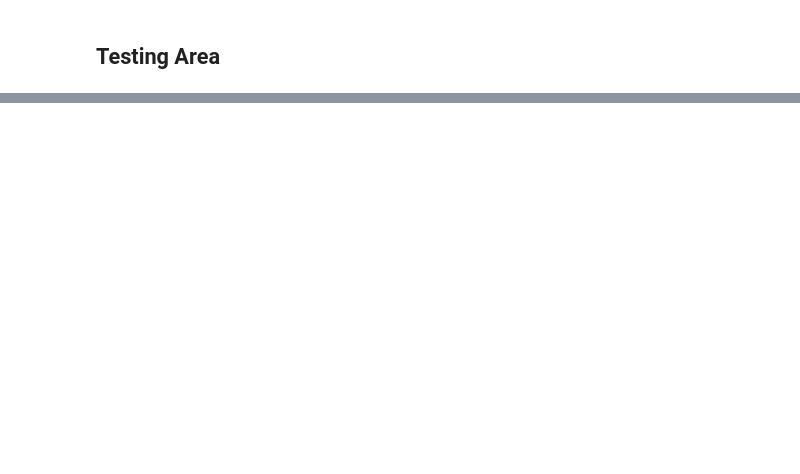
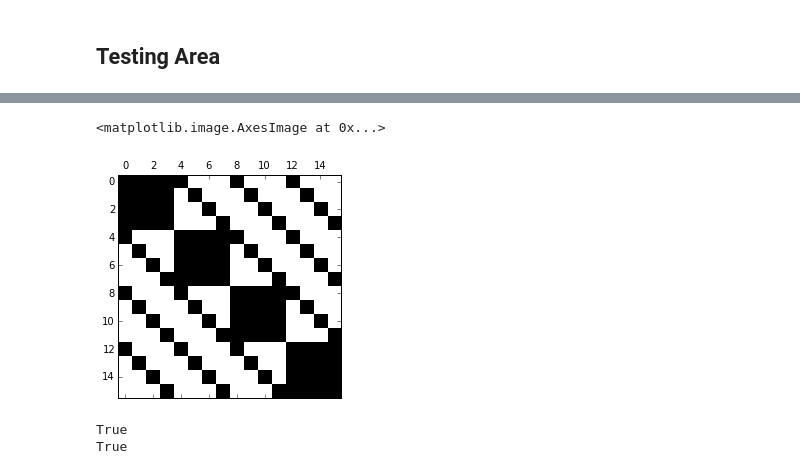
Before and after one commit to richford/dvr_py, a Jupyter notebook: dvr_1d_demo.ipynb, the cells around one changed output, grey strips where cells are left out. Cells and saved outputs as stored; diff of their text form; code cells hidden in the pictures; blank space fills up the shorter version.

```diff
--- a/dvr_1d_demo.ipynb
+++ b/dvr_1d_demo.ipynb
@@ -93,0 +105,12 @@ The first 5 energies are:
+# %%
+npts = 4
+d = dvr_1d.SincDVR(npts=npts, L=5)
+d.t()
+eye = np.eye(npts)
+
+vF = dvr_1d.VFactory()
+V = vF.square_well()
+V_matrix = np.diag(V(d.x))
+V_matrix
+
+T = d.t()
@@ -93,0 +133,4 @@ The first 5 energies are:
+# %%
+%%timeit
+Ham_test = np.kron(eye, d.t()) + np.kron(d.t(), eye)
+Vma_test = np.diag(np.diag(np.outer(eye,V_matrix)))
@@ -93,0 +139,11 @@ The first 5 energies are:
+# %%
+plt.spy(Ham_test)
+# %% [output]
+<matplotlib.image.AxesImage at 0x...>
+[figure, added]
+# %%
+print np.allclose(Ham, Ham_test, rtol=1e-16, atol=1e-16)
+print np.allclose(Vma, Vma_test, rtol=1e-16, atol=1e-16)
+# %% [output]
+True
+True
```
Also changed, not shown: parts of 20 cells of this notebook, 2 other files.
